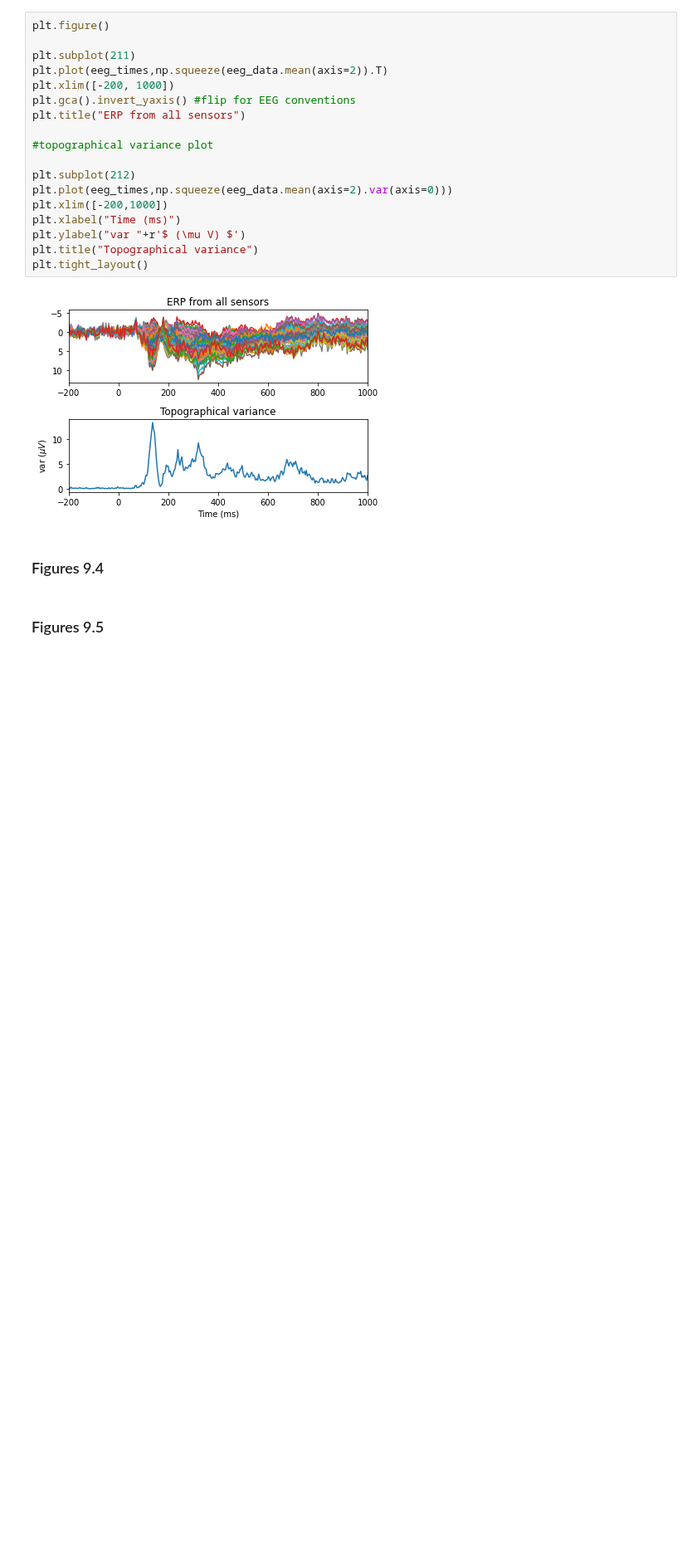
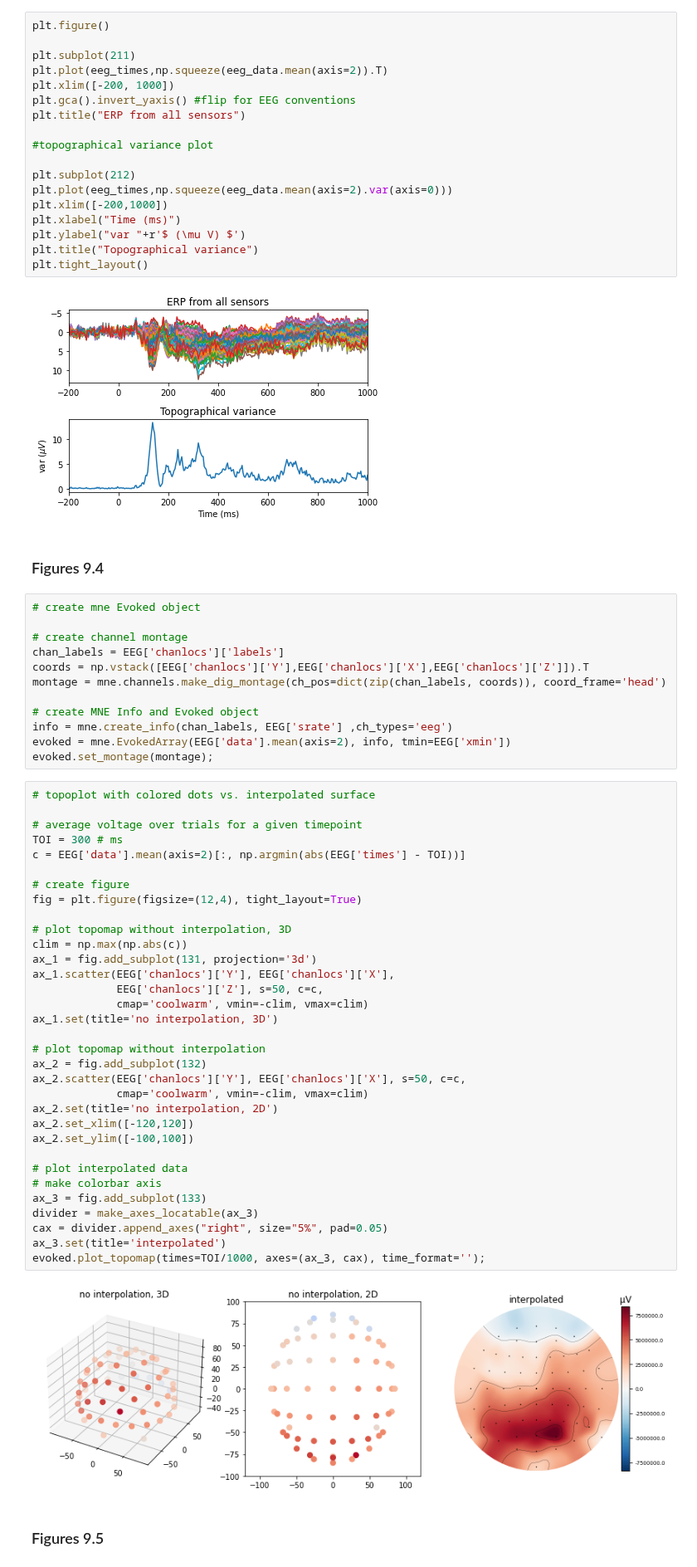
Before and after one commit to lyndond/Analyzing_Neural_Time_Series, a Jupyter notebook: chapter09.ipynb, the cells around one changed output. Shown at 83% size. Saved outputs shown, nothing was run; the diff lists cells and outputs as text; blank space fills up the shorter version.

Commit message:
plot Figure 9.4 and 9.5

```diff
--- a/chapter09.ipynb
+++ b/chapter09.ipynb
@@ -156,5 +157,52 @@ plt.tight_layout()
 [figure]
 # %% [markdown]
 ### Figures 9.4
+# %%
+# create mne Evoked object
+
+# create channel montage
+chan_labels = EEG['chanlocs']['labels']
+coords = np.vstack([EEG['chanlocs']['Y'],EEG['chanlocs']['X'],EEG['chanlocs']['Z']]).T
+montage = mne.channels.make_dig_montage(ch_pos=dict(zip(chan_labels, coords)), coord_frame='head')
+
+# create MNE Info and Evoked object
+info = mne.create_info(chan_labels, EEG['srate'] ,ch_types='eeg')
+evoked = mne.EvokedArray(EEG['data'].mean(axis=2), info, tmin=EEG['xmin'])
+evoked.set_montage(montage);
+# %%
+# topoplot with colored dots vs. interpolated surface
+
+# average voltage over trials for a given timepoint
+TOI = 300 # ms
+c = EEG['data'].mean(axis=2)[:, np.argmin(abs(EEG['times'] - TOI))]
+
+# create figure
+fig = plt.figure(figsize=(12,4), tight_layout=True)
+
+# plot topomap without interpolation, 3D
+clim = np.max(np.abs(c))
+ax_1 = fig.add_subplot(131, projection='3d')
+ax_1.scatter(EEG['chanlocs']['Y'], EEG['chanlocs']['X'],
+             EEG['chanlocs']['Z'], s=50, c=c,
+             cmap='coolwarm', vmin=-clim, vmax=clim)
+ax_1.set(title='no interpolation, 3D')
+
+# plot topomap without interpolation
+ax_2 = fig.add_subplot(132)
+ax_2.scatter(EEG['chanlocs']['Y'], EEG['chanlocs']['X'], s=50, c=c,
+             cmap='coolwarm', vmin=-clim, vmax=clim)
+ax_2.set(title='no interpolation, 2D')
+ax_2.set_xlim([-120,120])
+ax_2.set_ylim([-100,100])
+
+# plot interpolated data
+# make colorbar axis
+ax_3 = fig.add_subplot(133)
+divider = make_axes_locatable(ax_3)
+cax = divider.append_axes("right", size="5%", pad=0.05)
+ax_3.set(title='interpolated')
+evoked.plot_topomap(times=TOI/1000, axes=(ax_3, cax), time_format='');
+# %% [output]
+[figure, added]
 # %% [markdown]
 ### Figures 9.5
```
Also changed, not shown: parts of 3 cells of this notebook.
